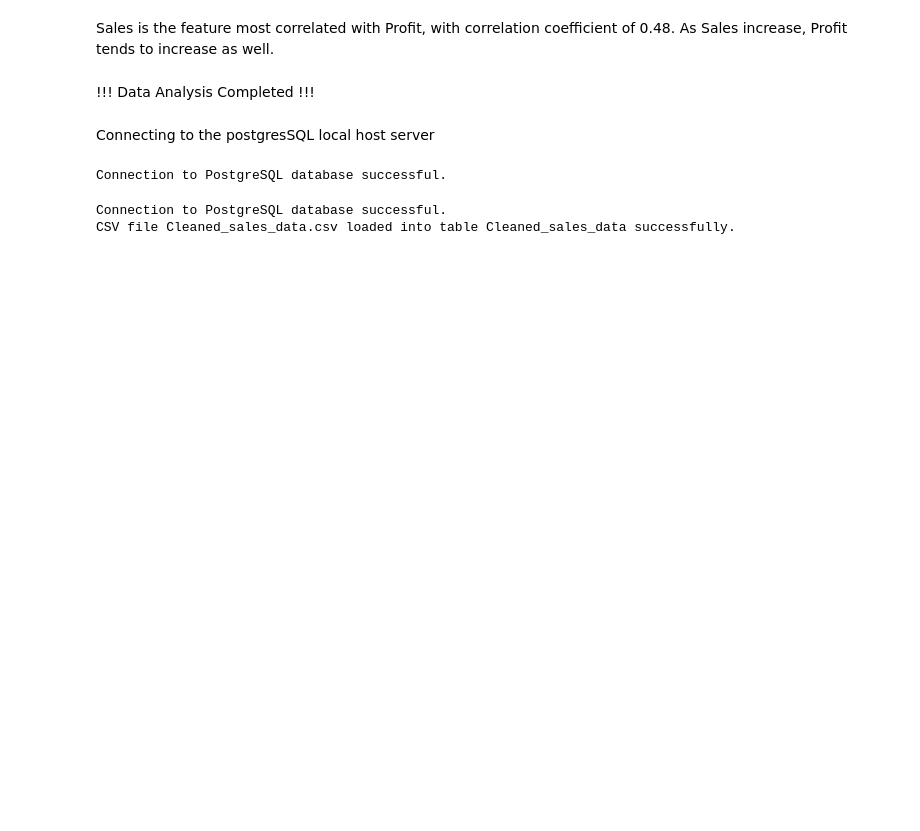
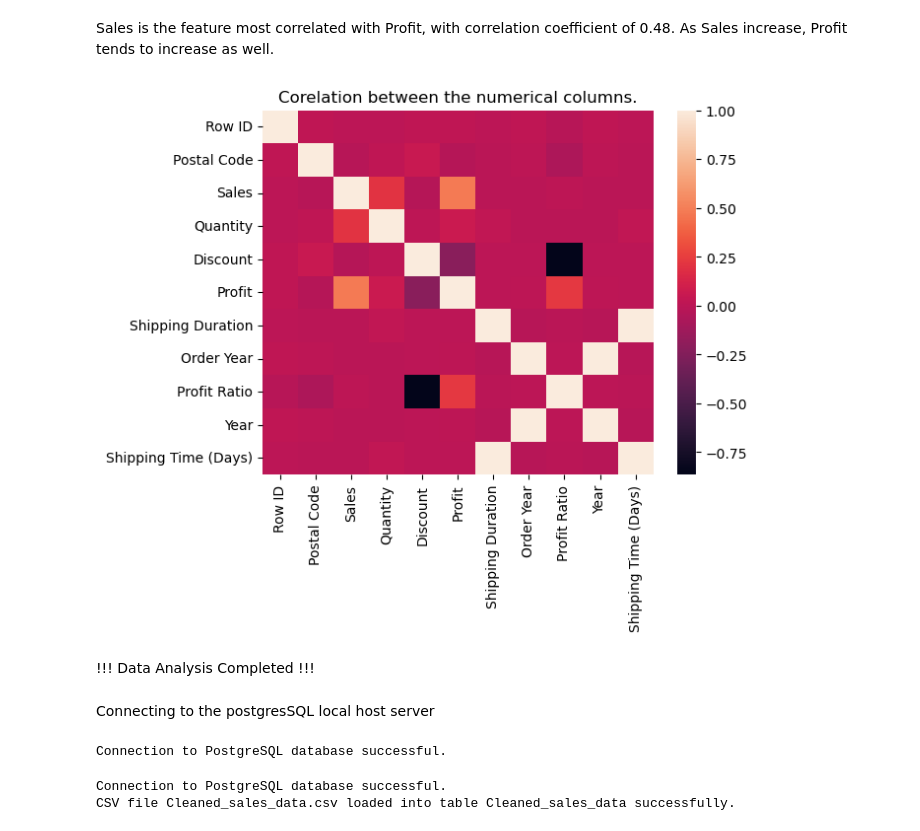
Before and after one commit to bikashsahani/superstore-sales-analysis, a Jupyter notebook: sales_analysis.ipynb, the cells around one changed output. Drawn from its saved outputs; the diff is of its cells as text; code cells hidden in the pictures; blank space fills up the shorter version.

Commit message:
added data analysis

```diff
--- a/sales_analysis.ipynb
+++ b/sales_analysis.ipynb
@@ -1018,6 +1018,14 @@ data.corr(numeric_only=True)
 | Shipping Time (Days) | -0.001446 | -0.009771 | -0.007354 | 0.018298 | 0.000408 | -0.004649 | 1.000000 | -0.022736 | ... |
 # %% [markdown]
 Sales is the feature most correlated with Profit, with correlation coefficient of 0.48. As Sales increase, Profit tends to increase as well.
+# %%
+sns.heatmap(
+    data=data.corr(numeric_only=True)
+)
+plt.title("Corelation between the numerical columns.")
+plt.show()
+# %% [output]
+[figure, added]
 # %%
 # to save the file in csv formate
 data.to_csv('Cleaned_sales_data.csv')
```
Also changed, not shown: 1 other file.
